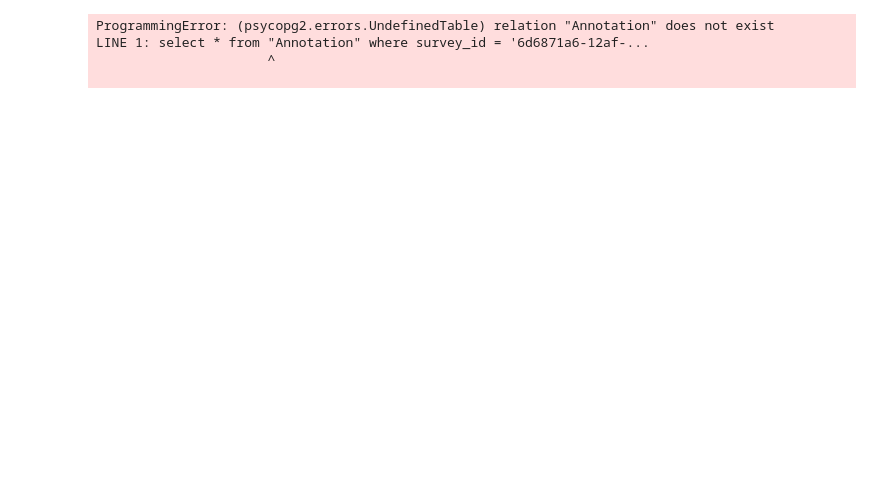
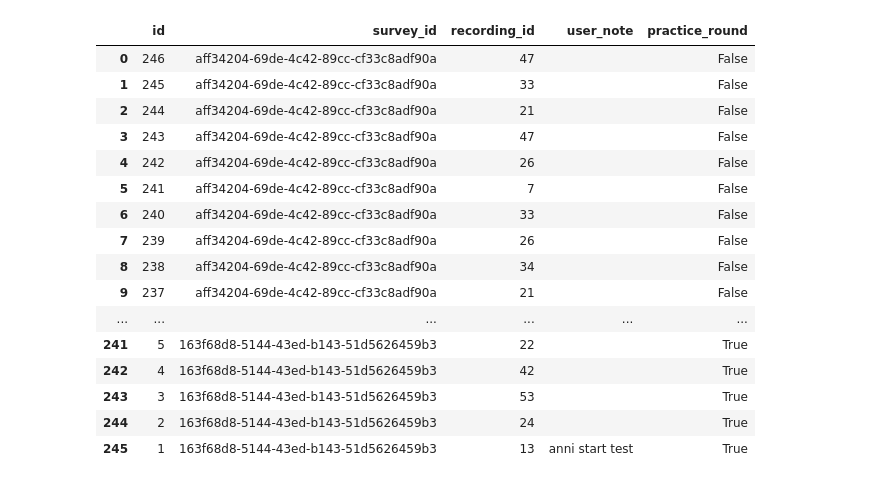
Before and after one commit to ANNIZHENG/Annotation-Interface-Noise-Burst, a Jupyter notebook: database/db.ipynb, the cells around one changed output. Saved outputs shown, nothing was run; the diff lists cells and outputs as text; code cells hidden in the pictures; blank space fills up the shorter version.

```diff
--- a/database/db.ipynb
+++ b/database/db.ipynb
@@ -16,8 +29,21 @@ LINE 1: select * from "Survey";
 # %%
-pd.read_sql('''select * from "Annotation" where survey_id = '6d6871a6-12af-45ea-a90d-86ce72edbd16' order by id desc;''',eng)
+pd.read_sql('''select * from "Annotation" order by id desc;''',eng)
 # %% [output]
-ProgrammingError: (psycopg2.errors.UndefinedTable) relation "Annotation" does not exist
-LINE 1: select * from "Annotation" where survey_id = '6d6871a6-12af-...
-                      ^
-
+|  | id | survey_id | recording_id | user_note | practice_round |
+| 0 | 246 | aff34204-69de-4c42-89cc-cf33c8adf90a | 47 |  | False |
+| 1 | 245 | aff34204-69de-4c42-89cc-cf33c8adf90a | 33 |  | False |
+| 2 | 244 | aff34204-69de-4c42-89cc-cf33c8adf90a | 21 |  | False |
+| 3 | 243 | aff34204-69de-4c42-89cc-cf33c8adf90a | 47 |  | False |
+| 4 | 242 | aff34204-69de-4c42-89cc-cf33c8adf90a | 26 |  | False |
+| 5 | 241 | aff34204-69de-4c42-89cc-cf33c8adf90a | 7 |  | False |
+| 6 | 240 | aff34204-69de-4c42-89cc-cf33c8adf90a | 33 |  | False |
+| 7 | 239 | aff34204-69de-4c42-89cc-cf33c8adf90a | 26 |  | False |
+| 8 | 238 | aff34204-69de-4c42-89cc-cf33c8adf90a | 34 |  | False |
+| 9 | 237 | aff34204-69de-4c42-89cc-cf33c8adf90a | 21 |  | False |
+| ... | ... | ... | ... | ... | ... |
+| 241 | 5 | 163f68d8-5144-43ed-b143-51d5626459b3 | 22 |  | True |
+| 242 | 4 | 163f68d8-5144-43ed-b143-51d5626459b3 | 42 |  | True |
+| 243 | 3 | 163f68d8-5144-43ed-b143-51d5626459b3 | 53 |  | True |
+| 244 | 2 | 163f68d8-5144-43ed-b143-51d5626459b3 | 24 |  | True |
+| 245 | 1 | 163f68d8-5144-43ed-b143-51d5626459b3 | 13 | anni start test | True |
 # %%
```
Also changed, not shown: parts of 4 cells of this notebook, 7 other files.
